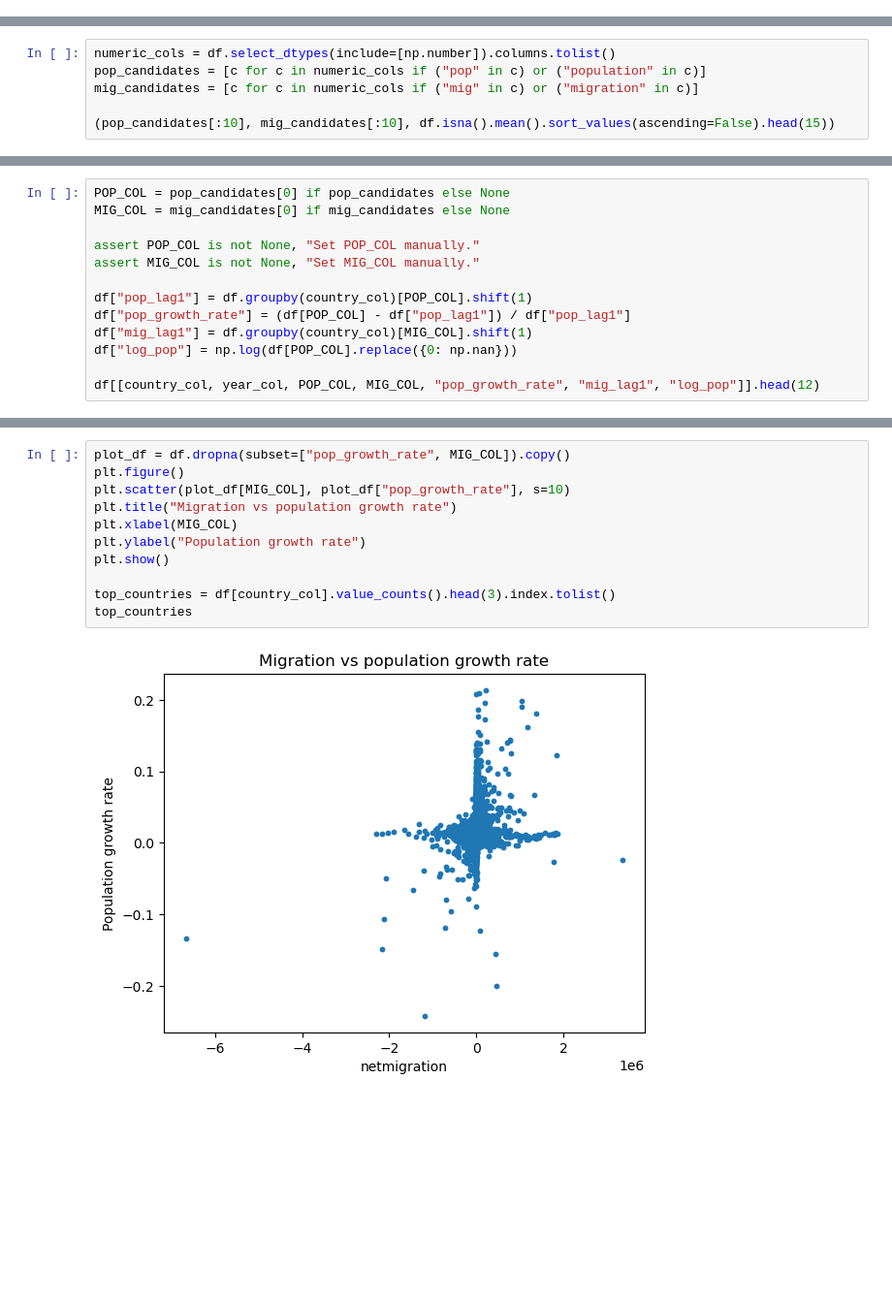
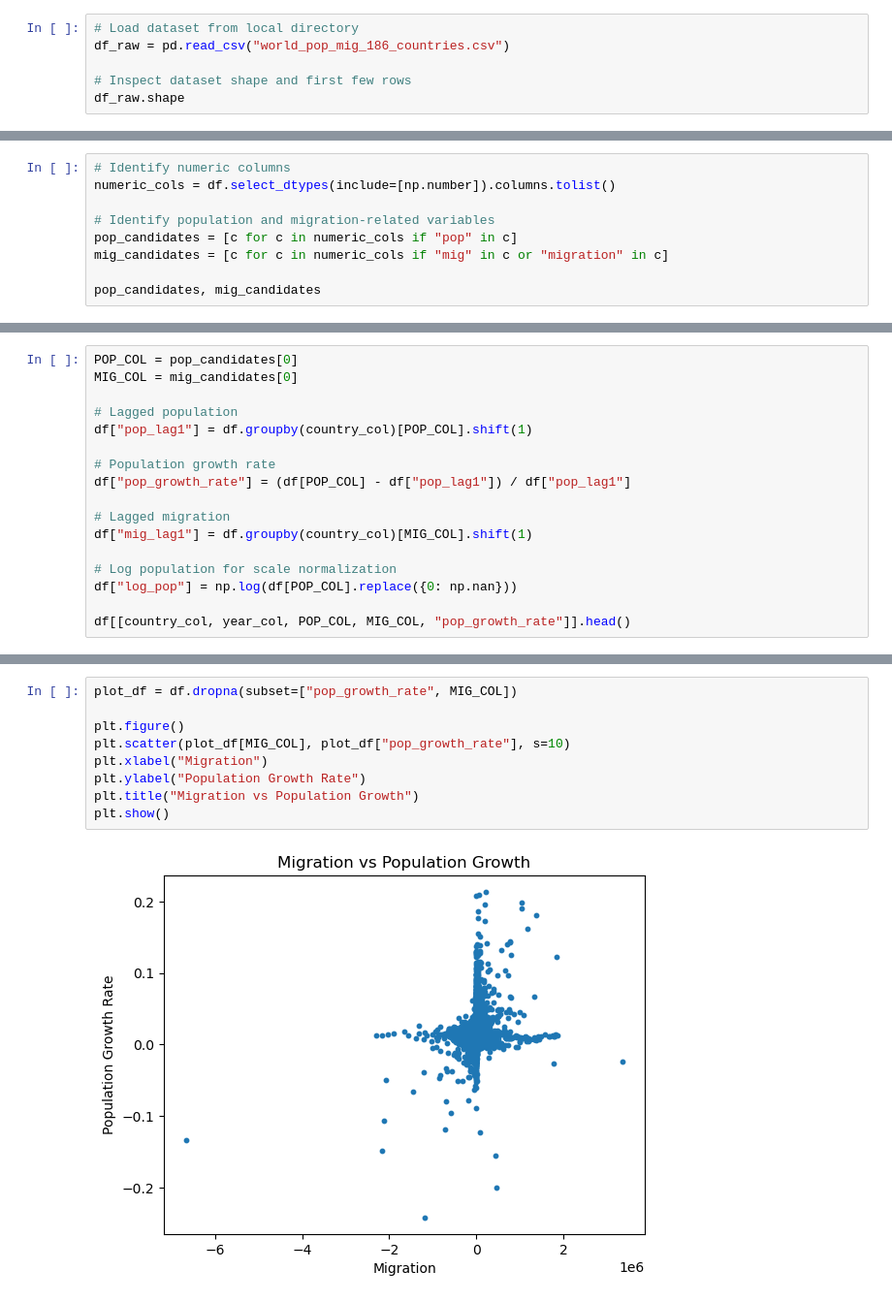
Before and after one commit to 3028Bikalpa/STATS201_project_Bikki, a Jupyter notebook: project_code.ipynb, the cells around one changed output, grey strips where cells are left out. Shown at 97% size. Drawn from its saved outputs; the diff is of its cells as text; blank space fills up the shorter version.

```diff
--- a/project_code.ipynb
+++ b/project_code.ipynb
@@ -14,0 +22,6 @@ df_raw.shape
+# %%
+# Load dataset from local directory
+df_raw = pd.read_csv("world_pop_mig_186_countries.csv")
+
+# Inspect dataset shape and first few rows
+df_raw.shape
@@ -41,7 +65,10 @@ df = df.sort_values([country_col, year_col]).reset_index(drop=True)
 # %%
+# Identify numeric columns
 numeric_cols = df.select_dtypes(include=[np.number]).columns.tolist()
-pop_candidates = [c for c in numeric_cols if ("pop" in c) or ("population" in c)]
-mig_candidates = [c for c in numeric_cols if ("mig" in c) or ("migration" in c)]
 
-(pop_candidates[:10], mig_candidates[:10], df.isna().mean().sort_values(ascending=False).head(15))
+# Identify population and migration-related variables
+pop_candidates = [c for c in numeric_cols if "pop" in c]
+mig_candidates = [c for c in numeric_cols if "mig" in c or "migration" in c]
+
+pop_candidates, mig_candidates
 # %% [output]
@@ -56,14 +80,18 @@ mig_candidates = [c for c in numeric_cols if ("mig" in c) or ("migration" in c)]
 # %%
-POP_COL = pop_candidates[0] if pop_candidates else None
-MIG_COL = mig_candidates[0] if mig_candidates else None
+POP_COL = pop_candidates[0]
+MIG_COL = mig_candidates[0]
 
-assert POP_COL is not None, "Set POP_COL manually."
-assert MIG_COL is not None, "Set MIG_COL manually."
+# Lagged population
+df["pop_lag1"] = df.groupby(country_col)[POP_COL].shift(1)
 
-df["pop_lag1"] = df.groupby(country_col)[POP_COL].shift(1)
+# Population growth rate
 df["pop_growth_rate"] = (df[POP_COL] - df["pop_lag1"]) / df["pop_lag1"]
+
+# Lagged migration
 df["mig_lag1"] = df.groupby(country_col)[MIG_COL].shift(1)
+
+# Log population for scale normalization
 df["log_pop"] = np.log(df[POP_COL].replace({0: np.nan}))
 
-df[[country_col, year_col, POP_COL, MIG_COL, "pop_growth_rate", "mig_lag1", "log_pop"]].head(12)
+df[[country_col, year_col, POP_COL, MIG_COL, "pop_growth_rate"]].head()
 # %% [output]
@@ -102,13 +135,11 @@ plt.show()
 # %%
-plot_df = df.dropna(subset=["pop_growth_rate", MIG_COL]).copy()
+plot_df = df.dropna(subset=["pop_growth_rate", MIG_COL])
+
 plt.figure()
 plt.scatter(plot_df[MIG_COL], plot_df["pop_growth_rate"], s=10)
-plt.title("Migration vs population growth rate")
-plt.xlabel(MIG_COL)
-plt.ylabel("Population growth rate")
+plt.xlabel("Migration")
+plt.ylabel("Population Growth Rate")
+plt.title("Migration vs Population Growth")
 plt.show()
-
-top_countries = df[country_col].value_counts().head(3).index.tolist()
-top_countries
 # %% [output]
-[figure, old version]
+[figure, new version]
```
Also changed, not shown: parts of 17 cells of this notebook, 2 other files.
